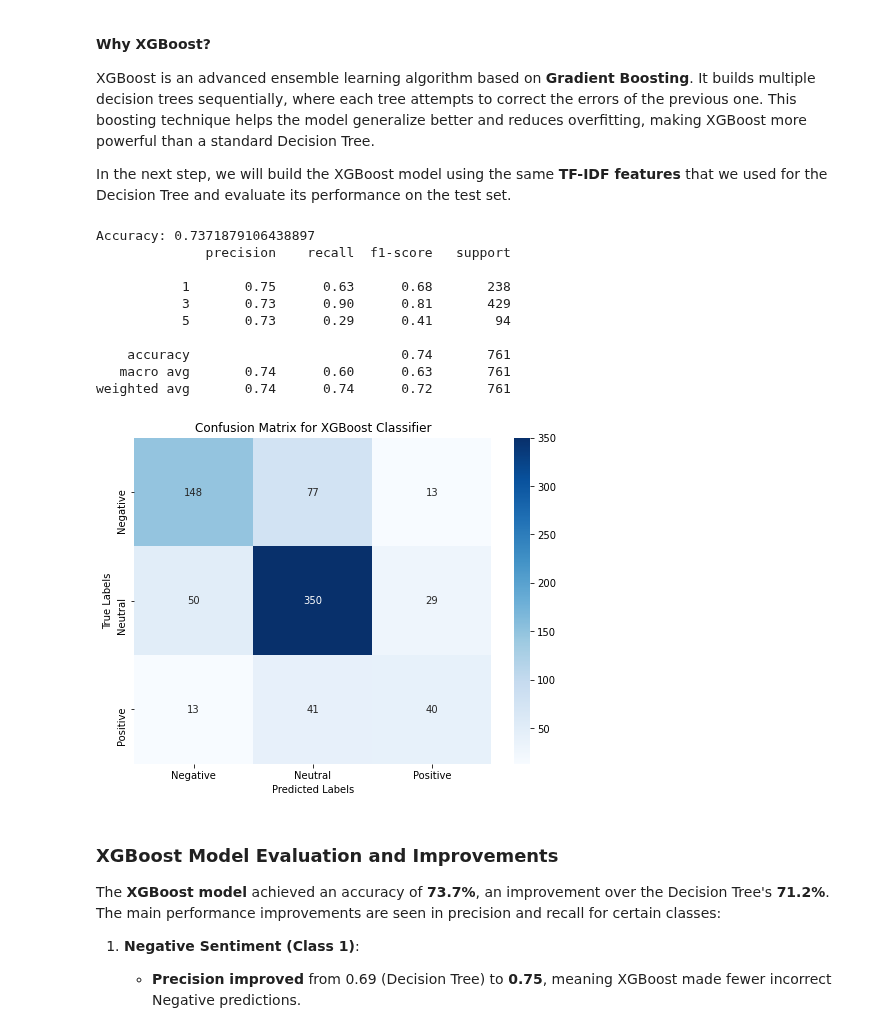
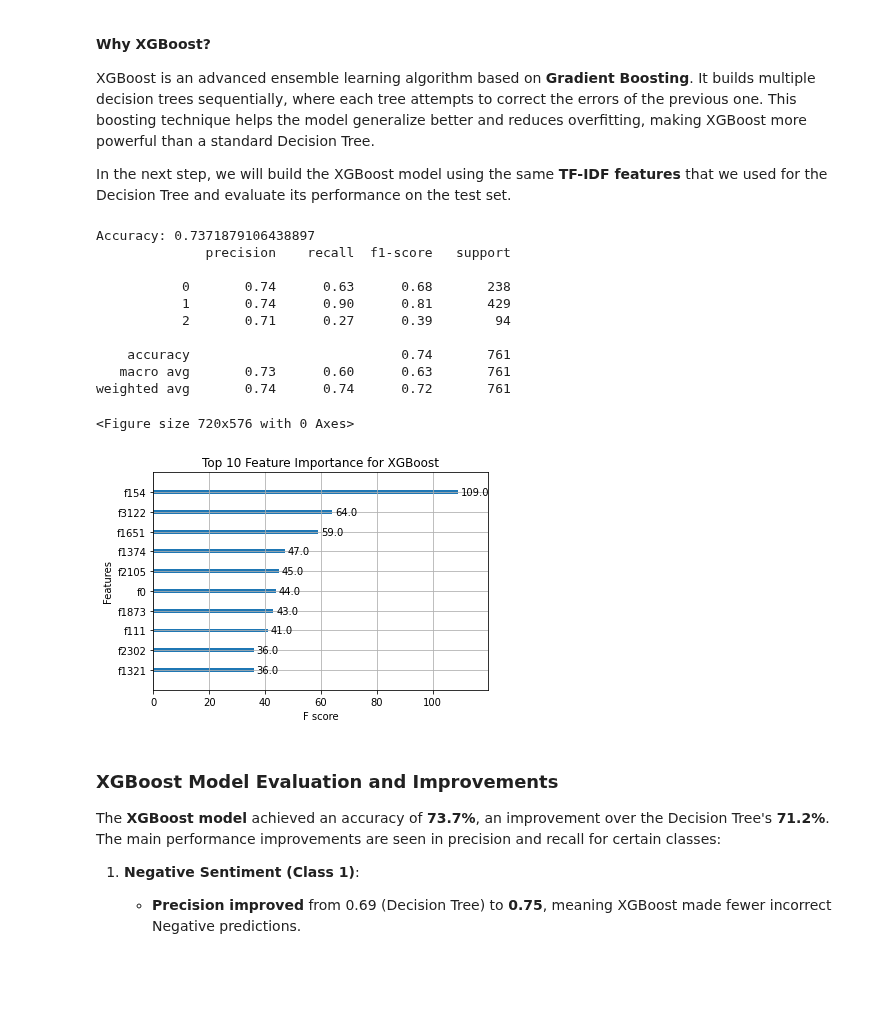
Before and after one commit to George-Chira/twitter-sentiment-analysis, a Jupyter notebook: notebooks/Chira.ipynb, the cells around one changed output. Drawn from its saved outputs; the diff is of its cells as text; code cells hidden in the pictures; blank space fills up the shorter version.

```diff
--- a/notebooks/Chira.ipynb
+++ b/notebooks/Chira.ipynb
@@ -263,3 +279,7 @@ df_tweets.head()
+# %%
+#  map the sentiment values to sequential numbers
+sentiment_map = {1: 0, 3: 1, 5: 2}  # Negative -> 0, Neutral -> 1, Positive -> 2
+df_tweets['encoded_sentiment'] = df_tweets['sentiment'].map(sentiment_map)
 # %% [markdown]
 ## Modeling
 ### Decision Tree Classifier: First Model
@@ -406,45 +425,47 @@ In the next step, we will build the XGBoost model using the same **TF-IDF featur
 # %%
 import xgboost as xgb
 from sklearn.metrics import accuracy_score, classification_report, confusion_matrix
 
 X = tfidf.fit_transform(df_tweets['processed_text'])
-y= df_tweets['sentiment']
+y = le.fit_transform(df_tweets['sentiment'])
 
 #perform test_train_split and flatten y_train and y_test
 X_train, X_test, y_train, y_test = train_test_split(X, y.ravel(), test_size=0.2, random_state=42)
 
 # Initialize and train XGBoost classifier
 xgb_model = xgb.XGBClassifier(random_state=42)
 xgb_model.fit(X_train, y_train)
 
 # Make predictions
 y_pred_xgb = xgb_model.predict(X_test)
 
 # Evaluate
 print(f"Accuracy: {accuracy_score(y_test, y_pred_xgb)}")
 print(classification_report(y_test, y_pred_xgb))
 
-cm_xgb = confusion_matrix(y_test, y_pred_xgb)
-# Plot the confusion matrix using seaborn's heatmap
-# Plot the confusion matrix
-plt.figure(figsize=(8, 6))
-sns.heatmap(cm, annot=True, fmt='d', cmap='Blues', xticklabels=['Negative', 'Neutral', 'Positive'], yticklabels=['Negative', 'Neutral', 'Positive'])
-plt.title('Confusion Matrix for XGBoost Classifier')
-plt.xlabel('Predicted Labels')
-plt.ylabel('True Labels')
+# Plot feature importance for XGBoost
+import matplotlib.pyplot as plt
+from xgboost import plot_importance
+
+# Plot the top 10 important features
+plt.figure(figsize=(10, 8))
+
+plot_importance(xgb_model, max_num_features=10)
+plt.title('Top 10 Feature Importance for XGBoost')
 plt.show()
 # %% [output]
 Accuracy: 0.7371879106438897
               precision    recall  f1-score   support
 
-           1       0.75      0.63      0.68       238
-           3       0.73      0.90      0.81       429
-           5       0.73      0.29      0.41        94
+           0       0.74      0.63      0.68       238
+           1       0.74      0.90      0.81       429
+           2       0.71      0.27      0.39        94
 
     accuracy                           0.74       761
-   macro avg       0.74      0.60      0.63       761
+   macro avg       0.73      0.60      0.63       761
 weighted avg       0.74      0.74      0.72       761
+<Figure size 720x576 with 0 Axes>
-[figure, old version]
+[figure, new version]
 # %% [markdown]
 ### XGBoost Model Evaluation and Improvements
 
```
Also changed, not shown: parts of 8 cells of this notebook.
